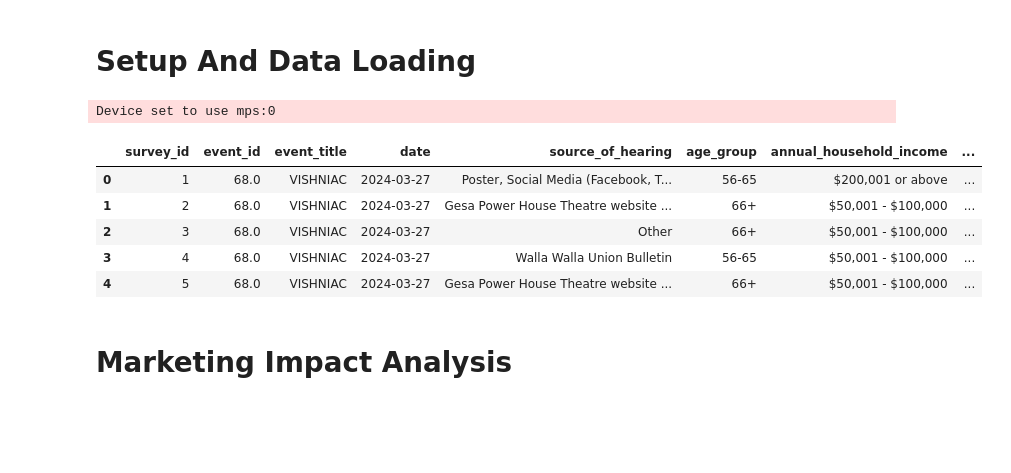
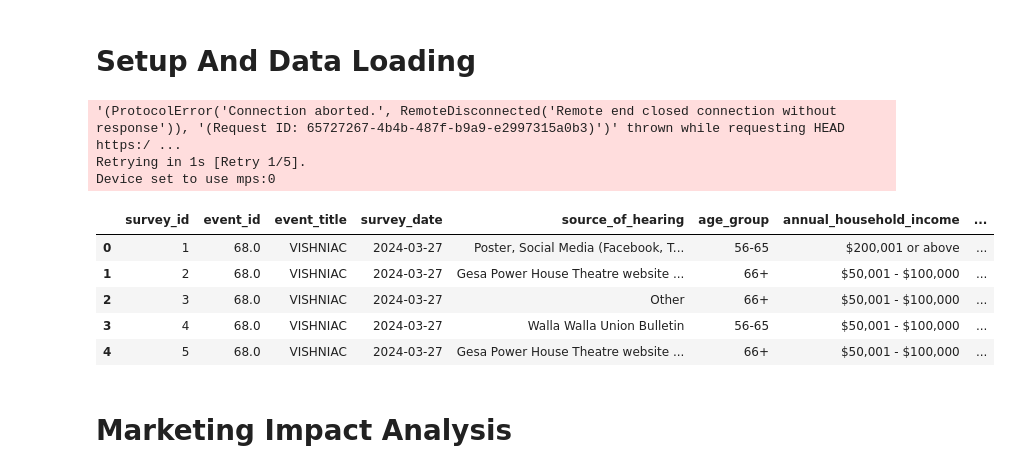
Before and after one commit to DiaHere/Gesa_Power_House_performance_full_analysis, a Jupyter notebook: analysis/Python_advanced/02_marketing_sentiment_nlp.ipynb, the cells around one changed output. Saved outputs shown, nothing was run; the diff lists cells and outputs as text; code cells hidden in the pictures; blank space fills up the shorter version.

```diff
--- a/analysis/Python_advanced/02_marketing_sentiment_nlp.ipynb
+++ b/analysis/Python_advanced/02_marketing_sentiment_nlp.ipynb
@@ -30,35 +30,62 @@ engine = create_engine(connection_string)
 
 def run_query(query, params=None):
     return pd.read_sql(query, engine, params=params)
 
 # 2.load raw data
 # We need raw surveys for NLP/Channels, and Events for Genres
-sql_surveys = "SELECT * FROM post_event_surveys;"
+sql_surveys = """
+SELECT
+    pes.survey_id,
+    pes.event_id,
+    pes.event_title,
+
+    COALESCE(
+        pes.date,
+        e.date,
+        e_title.date
+    ) AS survey_date,
+
+    pes.source_of_hearing,
+    pes.age_group,
+    pes.annual_household_income,
+    pes.overal_event_expression,
+    pes.feeback_suggestion
+
+FROM post_event_surveys pes
+LEFT JOIN events e
+    ON pes.event_id = e.event_id
+
+LEFT JOIN events e_title
+    ON REPLACE(LOWER(pes.event_title), ' ', '')
+     = REPLACE(LOWER(e_title.event_title), ' ', '');
+"""
 df_surveys = run_query(sql_surveys)
 
 sql_events = "SELECT event_id, event_title FROM events;"
 df_events = run_query(sql_events)
 
 # 3. redo genre type
 # We use the same NLP logic from Notebook 01
 classifier = pipeline("zero-shot-classification", model="facebook/bart-large-mnli")
 candidate_labels = ["Theatre Play", "Musical", "Music Concert", "Film Screening", "Comedy Show", "Fundraiser / Gala", "Workshop / Class"]
 
 def categorize_with_nlp(title):
     try:
         return classifier(title, candidate_labels, multi_label=False)['labels'][0]
     except:
         return "General/Other"
 
 df_events['genre'] = df_events['event_title'].progress_apply(categorize_with_nlp)
 
 # Merge Genre onto Surveys
 df_surveys = pd.merge(df_surveys, df_events[['event_id', 'genre']], on='event_id', how='left')
 
 df_surveys.head()
 # %% [output]
+'(ProtocolError('Connection aborted.', RemoteDisconnected('Remote end closed connection without response')), '(Request ID: 65727267-4b4b-487f-b9a9-e2997315a0b3)')' thrown while requesting HEAD https:/ ...
+Retrying in 1s [Retry 1/5].
 Device set to use mps:0
-|  | survey_id | event_id | event_title | date | source_of_hearing | age_group | annual_household_income | ... |
+|  | survey_id | event_id | event_title | survey_date | source_of_hearing | age_group | annual_household_income | ... |
 | 0 | 1 | 68.0 | VISHNIAC | 2024-03-27 | Poster, Social Media (Facebook, T... | 56-65 | $200,001 or above | ... |
 | 1 | 2 | 68.0 | VISHNIAC | 2024-03-27 | Gesa Power House Theatre website ... | 66+ | $50,001 - $100,000 | ... |
 | 2 | 3 | 68.0 | VISHNIAC | 2024-03-27 | Other | 66+ | $50,001 - $100,000 | ... |
```
Also changed, not shown: parts of 6 cells of this notebook, 20 other files.
